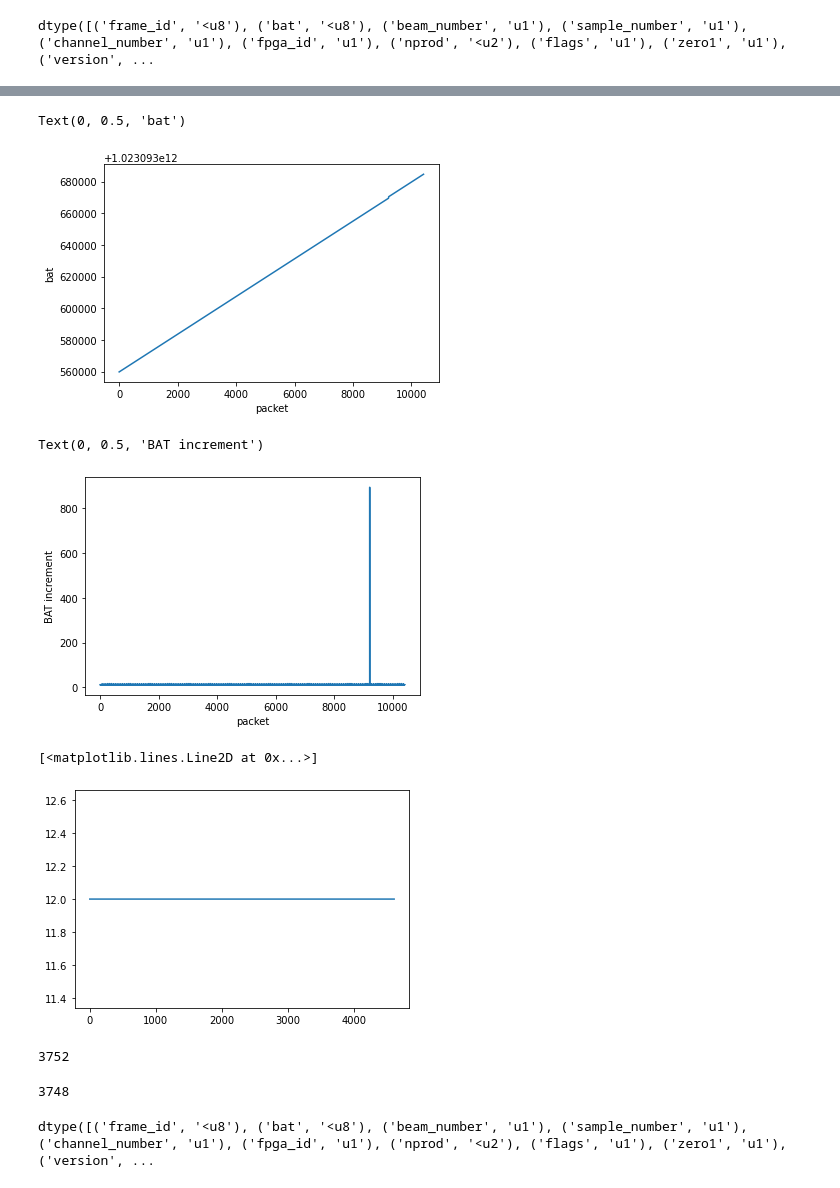
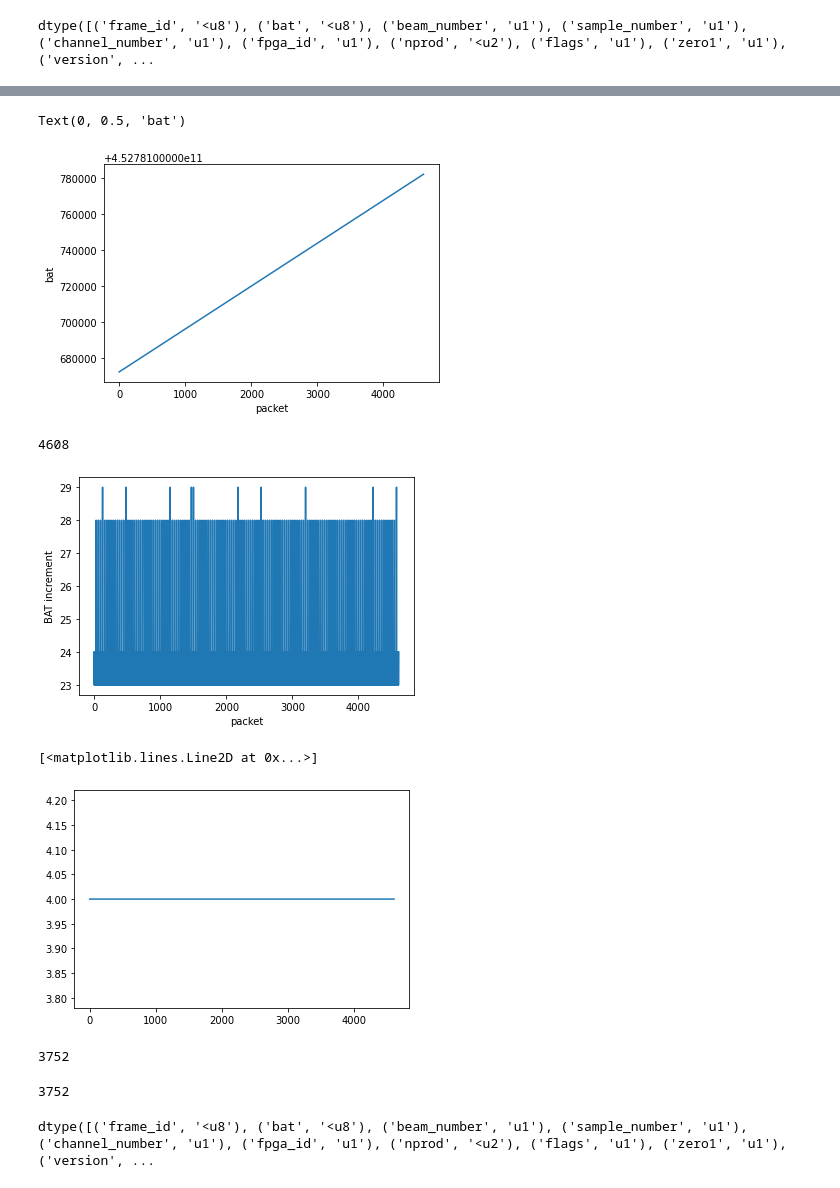
Before and after one commit to askap-craco/craco-python, a Jupyter notebook: notebooks/Quick look cat cardcap headers.ipynb, the cells around one changed output, grey strips where cells are left out. Drawn from its saved outputs; the diff is of its cells as text; code cells hidden in the pictures.

```diff
--- a/notebooks/Quick look cat cardcap headers.ipynb
+++ b/notebooks/Quick look cat cardcap headers.ipynb
@@ -70,7 +80,9 @@ fout.close()
 plot(np.array(diffs[:50000])*1e6)
 xlabel('Packet number')
 ylabel('Interval between packets (us)')
-nint_per_frame = 2048//32 // 2
+samp_per_frame = 2048
+integ_interval = 64
+nint_per_frame = samp_per_frame//integ_interval
 npackets_per_frame = 36*4*nint_per_frame
 print(f'npackets_per_frame={npackets_per_frame}')
 expected_interval = 110e-3/npackets_per_frame
@@ -135,32 +141,34 @@ Text(0, 0.5, 'Message')
 # %%
-plot(packets['bat'])
+plot(packets['bat'][:npackets_per_frame-1])
 xlabel('packet')
 ylabel('bat')
 # %% [output]
 Text(0, 0.5, 'bat')
-[figure, old version]
+[figure, new version]
 # %%
 bat = packets['bat']
 batdiff = bat[1:] - bat[:-1]
-plot(batdiff[:])
+plot(batdiff[:npackets_per_frame-1])
+#plot(batdiff[:500])
 xlabel('packet')
 ylabel('BAT increment')
+print(npackets_per_frame)
 # %% [output]
-Text(0, 0.5, 'BAT increment')
+4608
-[figure, old version]
+[figure, new version]
 # %%
-plot(packets['flags'][:npackets_per_frame])
+plot(packets['flags'][:npackets_per_frame-1])
 # %% [output]
 [<matplotlib.lines.Line2D at 0x...>]
-[figure, old version]
+[figure, new version]
 # %%
 dtype.itemsize
 # %% [output]
 3752
 # %%
-32+929*4
+32+930*4
 # %% [output]
-3748
+3752
 # %%
 dtype
 # %% [output]
```
Also changed, not shown: parts of 32 cells of this notebook.
